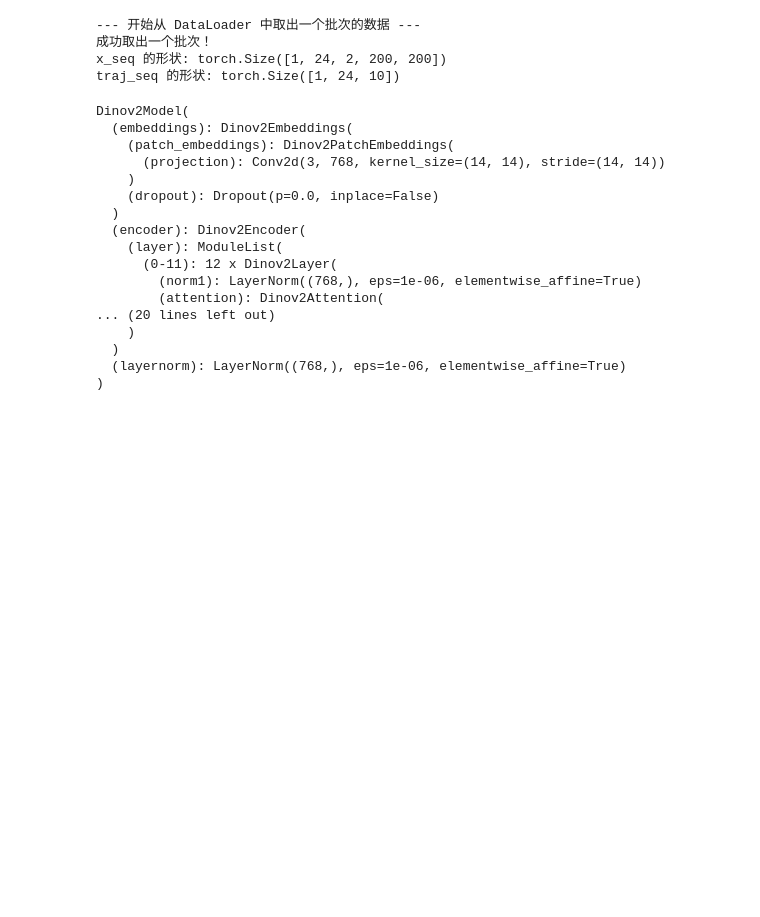
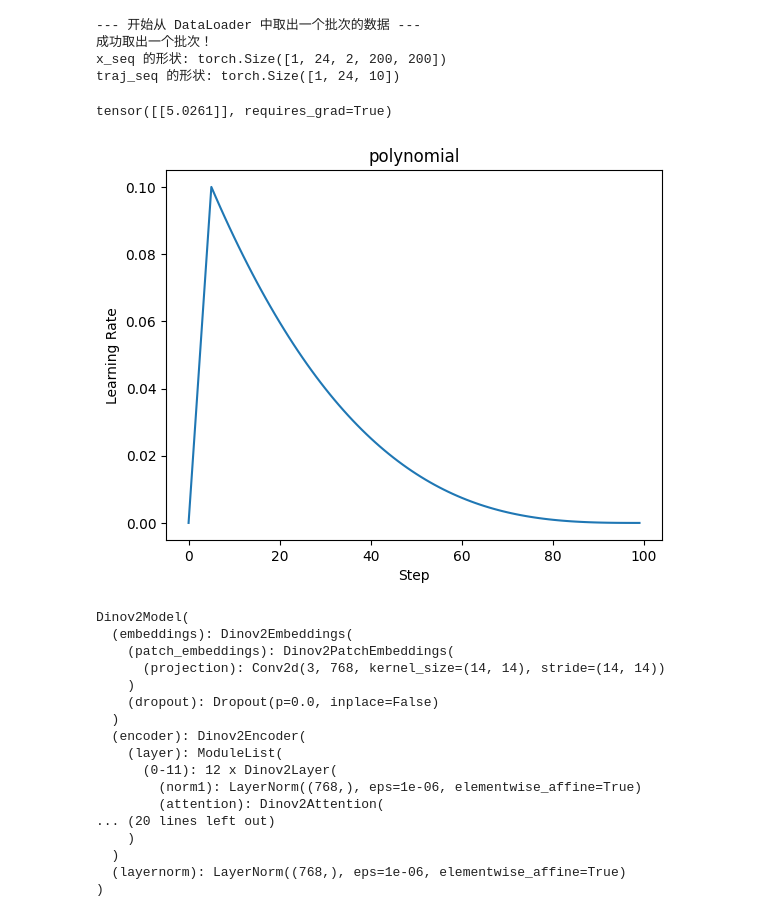
Before and after one commit to boxoneharmonia/myProject, a Jupyter notebook: mytest.ipynb, the cells around one changed output. Cells and saved outputs as stored; diff of their text form; code cells hidden in the pictures; blank space fills up the shorter version.

```diff
--- a/mytest.ipynb
+++ b/mytest.ipynb
@@ -272,7 +273,7 @@ from transformers.optimization import get_scheduler
 import matplotlib.pyplot as plt
 # %%
 
-from accelerate import Accelerator
+# from accelerate import Accelerator
 
 tensor = torch.FloatTensor([[4]]) # build a tensor
 x = Variable(tensor, requires_grad=True) # build a variable, usually for compute gradients
@@ -289,39 +290,42 @@ elif scheduler_name == 'cosine_with_min_lr':
     }
 elif scheduler_name == 'polynomial':
     scheduler_specific_kwargs = {
-        'power': 2.5
+        'power': 3.0
     }
 steps = 100
-warmup = 0.1
+warmup = 0.05
 optimizer2 = torch.optim.Adam([x], lr=0.1)
 scheduler2 = get_scheduler(
         name=scheduler_name,
         optimizer=optimizer2,
         num_warmup_steps=int(steps*warmup),
-        num_training_steps=steps*2,
+        num_training_steps=steps,
         scheduler_specific_kwargs=scheduler_specific_kwargs
 )
 
 learning_rates2 = []
 
 for step in range(steps):
     learning_rates2.append(optimizer2.param_groups[0]['lr'])
 
     optimizer2.zero_grad()
     outputs2 = torch.pow((x - 5), 2)
     loss2 = outputs2
     loss2.backward()
     optimizer2.step()
     scheduler2.step()
 
 print(x)
 
 # Plotting the learning rates
 plt.plot(range(steps), learning_rates2)
 plt.xlabel('Step')
 plt.ylabel('Learning Rate')
 plt.title(scheduler_name)
 plt.show()
+# %% [output]
+tensor([[5.0261]], requires_grad=True)
+[figure, added]
 # %%
 import torch
 from config import config
```
Also changed, not shown: parts of 5 cells of this notebook, 11 other files.
